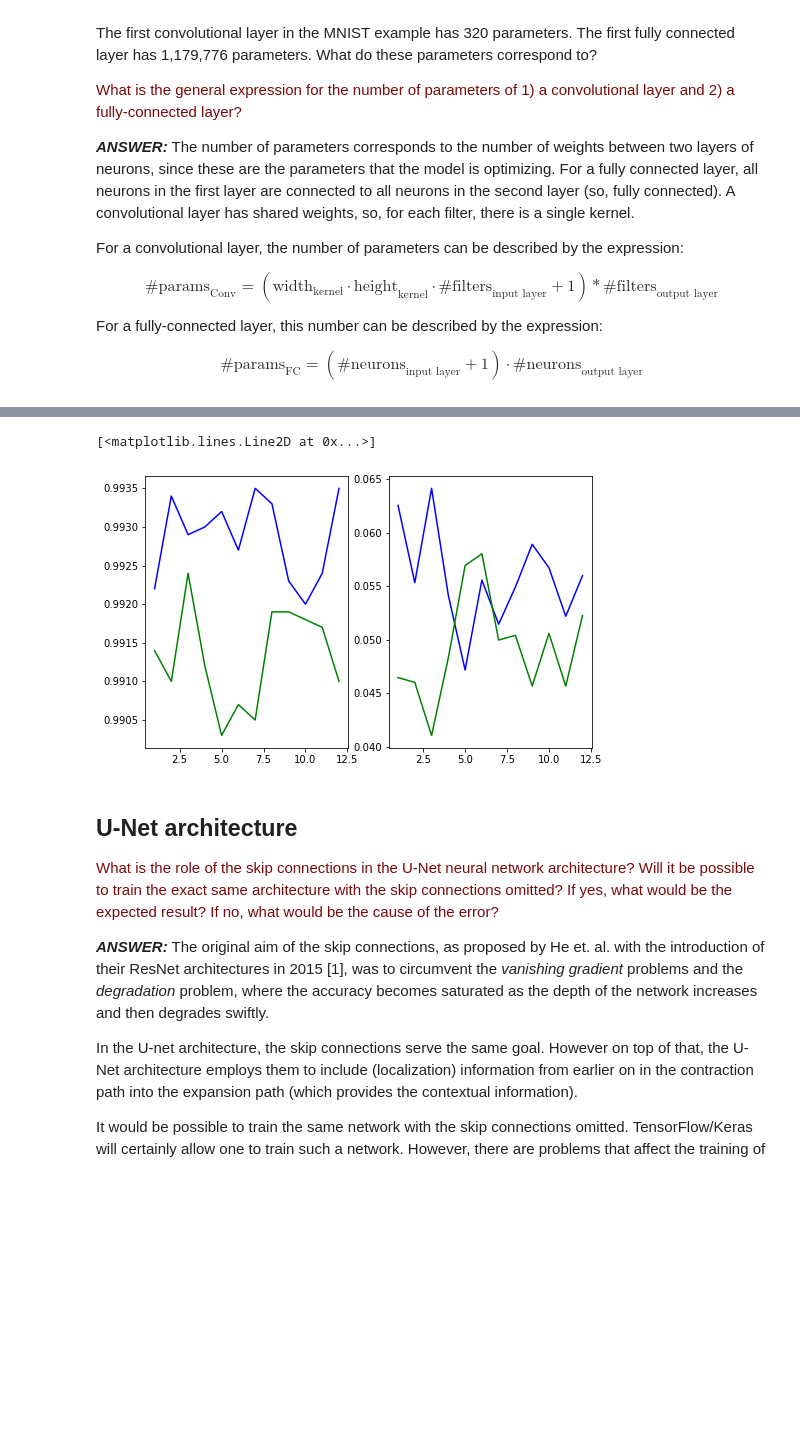
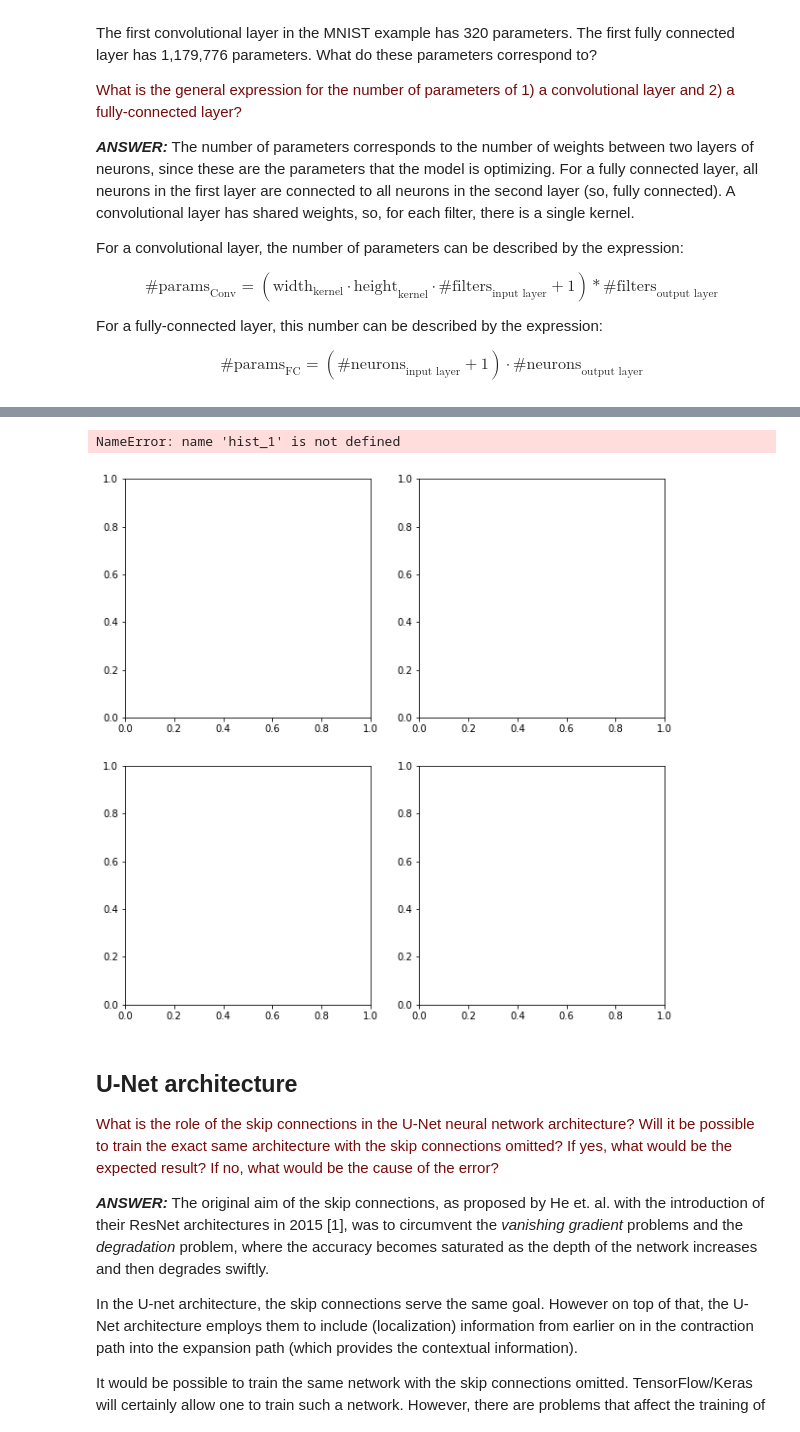
Before and after one commit to VincentV0/8dm50-machine-learning, a Jupyter notebook: practicals/week_4.ipynb, the cells around one changed output, grey strips where cells are left out. Drawn from its saved outputs; the diff is of its cells as text; code cells hidden in the pictures; blank space fills up the shorter version.

```diff
--- a/practicals/week_4.ipynb
+++ b/practicals/week_4.ipynb
@@ -389,6 +410,8 @@ As shown in the code below, this model consists of only convolutional layers, as
 # %%
-from tensorflow.keras.models import Sequential
+from tensorflow.keras.models import Sequential, clone_model
 from tensorflow.keras.layers import Conv2D, MaxPooling2D, Dropout, Flatten, Dense
+
+model_MNIST1 = clone_model(model_MNIST)
 
 model_MNIST2 = Sequential()
 model_MNIST2.add(Conv2D(32, (3, 3), activation='relu', input_shape=(28, 28, 1)))
@@ -399,5 +422,7 @@ model_MNIST2.add(Conv2D(128, (12,12), activation='relu'))
 model_MNIST2.add(Dropout(0.5))
 model_MNIST2.add(Conv2D(10, (1,1), activation='softmax'))
 model_MNIST2.add(Flatten())
+
+model_MNIST1.summary()
 model_MNIST2.summary()
 # %% [output]
@@ -420,6 +445,9 @@ Non-trainable params: 0
 _________________________________________________________________
 # %%
 import tensorflow as tf
+from tensorflow.keras.losses import categorical_crossentropy
+from tensorflow.keras.optimizers import Adam
+
 # Set random state, so that both models are trained the same way
 tf.random.set_seed(2305)
 
@@ -445,13 +473,13 @@ model_MNIST2.compile(loss=categorical_crossentropy, optimizer=Adam(), metrics=['
 hist_1 = model_MNIST1.fit(x_train, y_train,
           batch_size=128,
           epochs=12,
-          verbose=2,
+          verbose=1,
           validation_data=(x_test, y_test))
 
 hist_2 = model_MNIST2.fit(x_train, y_train,
           batch_size=128,
           epochs=12,
-          verbose=2,
+          verbose=1,
           validation_data=(x_test, y_test))
 
 # Evaluate both models
@@ -482,15 +510,34 @@ Test accuracy:    0.9934999942779541   0.9909999966621399
-# %%
-plt.figure(figsize=(8,5))
-plt.subplot(1,2,1)
-plt.plot(range(1,13), hist_1.history['val_accuracy'], 'b-')
-plt.plot(range(1,13), hist_2.history['val_accuracy'], 'g-')
-
-plt.subplot(1,2,2)
-plt.plot(range(1,13), hist_1.history['val_loss'], 'b-')
-plt.plot(range(1,13), hist_2.history['val_loss'], 'g-')
-# %% [output]
-[<matplotlib.lines.Line2D at 0x...>]
-[figure, removed]
+# %%
+import matplotlib.pyplot as plt
+fig, axs = plt.subplots(2, 2, figsize=(10,10))
+nr_epochs = range(1,13)
+
+axs[0, 0].plot(nr_epochs, hist_1.history['accuracy'], 'b-', label='original model')
+axs[0, 0].plot(nr_epochs, hist_2.history['accuracy'], 'g-', label='fully convolutional model')
+axs[0, 0].set_ylabel("train accuracy")
+axs[0, 0].set_xlabel("epoch nr.")
+axs[0, 0].legend()
+
+axs[0, 1].plot(nr_epochs, hist_1.history['loss'], 'b-', label='original model')
+axs[0, 1].plot(nr_epochs, hist_2.history['loss'], 'g-', label='fully convolutional model')
+axs[0, 1].set_ylabel("train loss")
+axs[0, 1].set_xlabel("epoch nr.")
+axs[0, 1].legend()
+
+axs[1, 0].plot(nr_epochs, hist_1.history['val_accuracy'], 'b-', label='original model')
+axs[1, 0].plot(nr_epochs, hist_2.history['val_accuracy'], 'g-', label='fully convolutional model')
+axs[1, 0].set_ylabel("validation accuracy")
+axs[1, 0].set_xlabel("epoch nr.")
+axs[1, 0].legend()
+
+axs[1, 1].plot(nr_epochs, hist_1.history['val_loss'], 'b-', label='original model')
+axs[1, 1].plot(nr_epochs, hist_2.history['val_loss'], 'g-', label='fully convolutional model')
+axs[1, 1].set_ylabel("validation loss")
+axs[1, 1].set_xlabel("epoch nr.")
+axs[1, 1].legend()
+# %% [output]
+NameError: name 'hist_1' is not defined
+[figure, added]
 # %% [markdown]
 ## U-Net architecture
 
```
Also changed, not shown: parts of 14 cells of this notebook, 1 other file.
